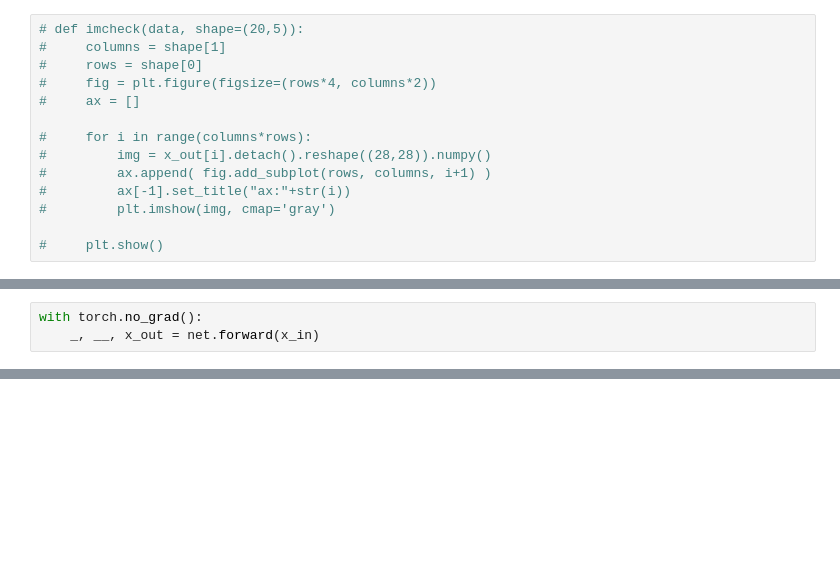
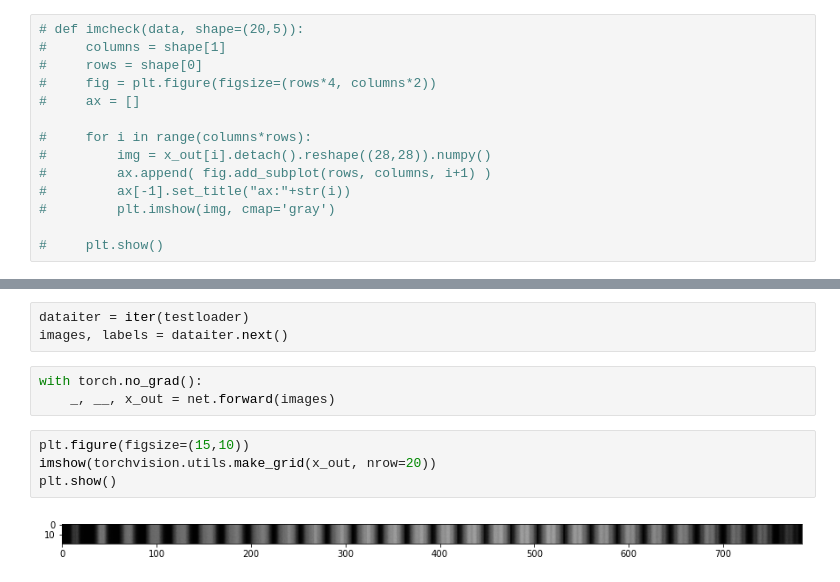
Before and after one commit to nkotelevskii/vi_mcmc_workaround, a Jupyter notebook: notebooks/VAE.ipynb, the cells around one changed output, grey strips where cells are left out. Saved outputs shown, nothing was run; the diff lists cells and outputs as text; blank space fills up the shorter version.

```diff
--- a/notebooks/VAE.ipynb
+++ b/notebooks/VAE.ipynb
@@ -221,3 +204,0 @@ for i in range(batch_size):
-# %%
-with torch.no_grad():
-    _, __, x_out = net.forward(x_in)
@@ -240,0 +205,12 @@ for i in range(batch_size):
+# %%
+dataiter = iter(testloader)
+images, labels = dataiter.next()
+# %%
+with torch.no_grad():
+    _, __, x_out = net.forward(images)
+# %%
+plt.figure(figsize=(15,10))
+imshow(torchvision.utils.make_grid(x_out, nrow=20))
+plt.show()
+# %% [output]
+[figure, added]
```
Also changed, not shown: parts of 18 cells of this notebook.
